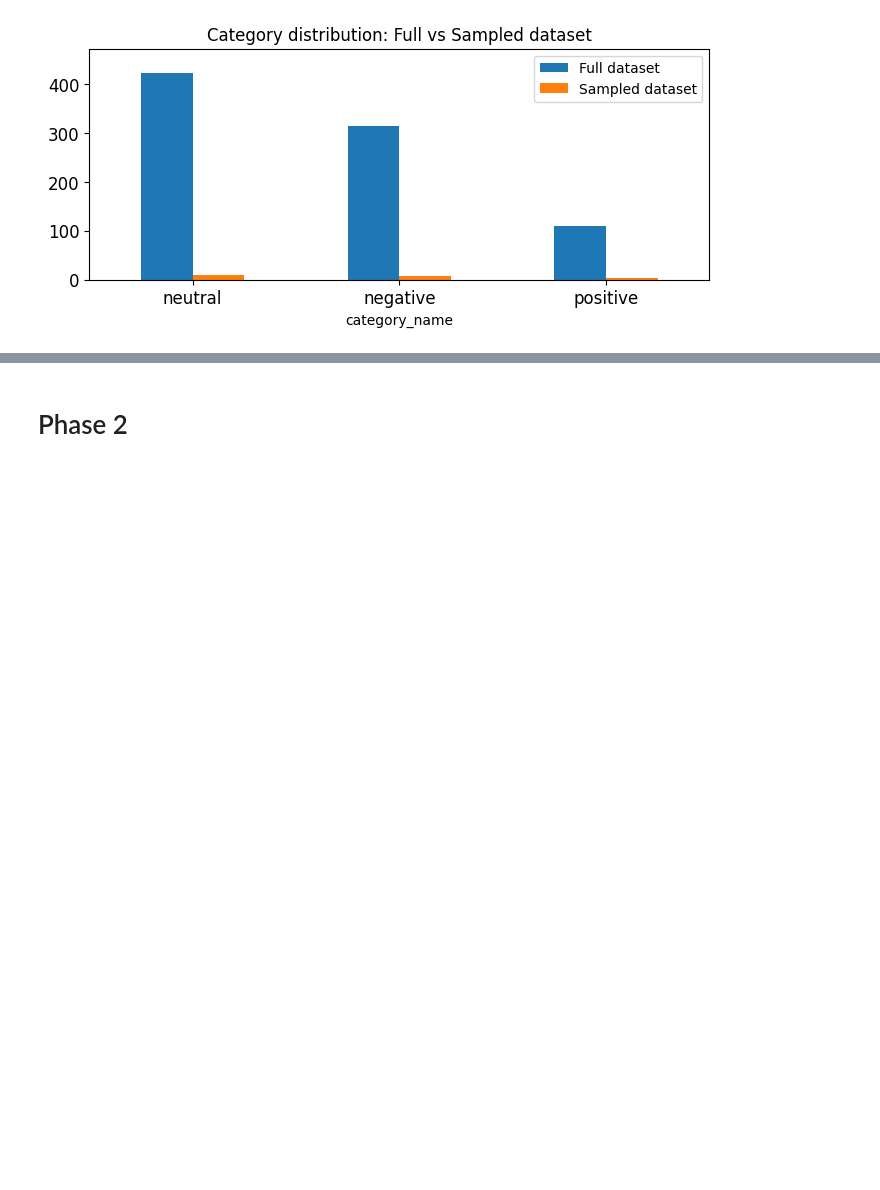
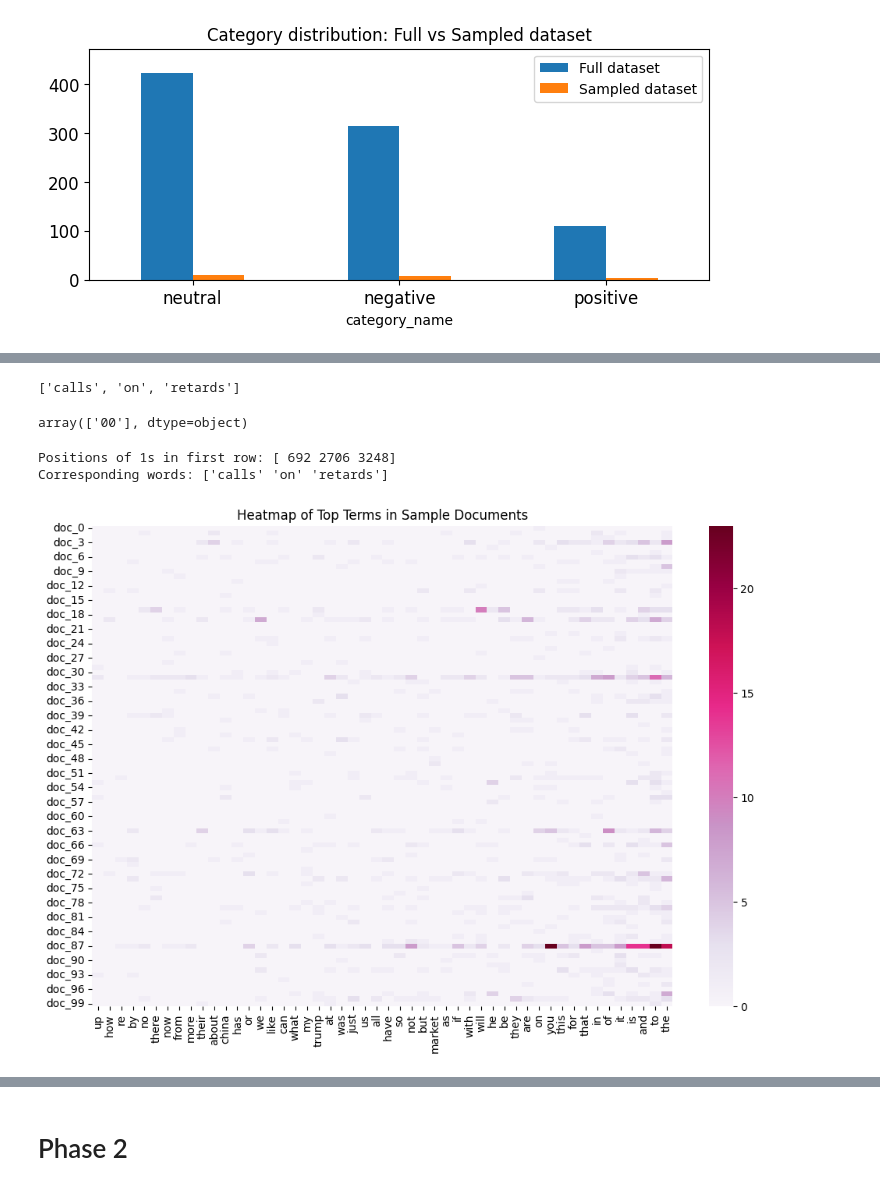
Before and after one commit to robins114/dm2025-lab1-exercise, a Jupyter notebook: DM2025-Lab1-Homework.ipynb, the cells around one changed output, grey strips where cells are left out. Drawn from its saved outputs; the diff is of its cells as text; code cells hidden in the pictures; blank space fills up the shorter version.

```diff
--- a/DM2025-Lab1-Homework.ipynb
+++ b/DM2025-Lab1-Homework.ipynb
@@ -403,0 +450,11 @@ LookupError:
+# %%
+from sklearn.feature_extraction.text import CountVectorizer
+
+# Initialize CountVectorizer
+count_vect = CountVectorizer()
+
+# Learn the vocabulary and transform text into document-term matrix
+X_counts = count_vect.fit_transform(X['text'])
+
+# Control: first row
+print(X_counts[0])
@@ -403,0 +468,68 @@ LookupError:
+# %%
+#Exercise 9
+analyze = count_vect.build_analyzer()
+analyze(X.text[0])
+# %% [output]
+['calls', 'on', 'retards']
+# %%
+X_counts.shape
+count_vect.get_feature_names_out()[0:1]
+# %% [output]
+array(['00'], dtype=object)
+# %%
+# Excercise 10
+
+# Get the sparse vector for the first row
+first_row = X_counts[0]
+
+# Get indices of all columns where the value is 1 (or generally >0)
+indices_with_1 = first_row.nonzero()[1]  # [0] = row indices, [1] = column indices
+
+# Vocabulary list from CountVectorizer
+vocab = count_vect.get_feature_names_out()
+
+# Get the words corresponding to these indices
+words_with_1 = vocab[indices_with_1]
+
+# Print results
+print("Positions of 1s in first row:", indices_with_1)
+print("Corresponding words:", words_with_1)
+# %% [output]
+Positions of 1s in first row: [ 692 2706 3248]
+Corresponding words: ['calls' 'on' 'retards']
+# %%
+# Exercise 11
+
+import numpy as np
+import pandas as pd
+import matplotlib.pyplot as plt
+import seaborn as sns
+
+# Parameters: number of documents and terms to visualize
+num_docs = 100   # first 100 documents
+num_terms = 50   # top 50 terms by frequency
+
+# Compute term frequencies (sum over all documents)
+term_sums = np.array(X_counts.sum(axis=0)).flatten()
+top_indices = term_sums.argsort()[-num_terms:]  # indices of top-N terms
+
+# Rename the axes
+plot_x = count_vect.get_feature_names_out()[top_indices]  # top term names
+plot_y = ["doc_"+str(i) for i in list(X.index)[0:num_docs]]  # document labels
+
+# Create submatrix for the heatmap
+plot_z = X_counts[0:num_docs, top_indices].toarray()
+
+# Create DataFrame for Seaborn heatmap
+df_todraw = pd.DataFrame(plot_z, columns=plot_x, index=plot_y)
+
+# Plot the heatmap
+plt.subplots(figsize=(12, 8))
+ax = sns.heatmap(df_todraw,
+                 cmap="PuRd",
+                 vmin=0, vmax=np.max(plot_z),
+                 annot=False)
+plt.title("Heatmap of Top Terms in Sample Documents")
+plt.show()
+# %% [output]
+[figure, added]
```
Also changed, not shown: parts of 12 cells of this notebook.
